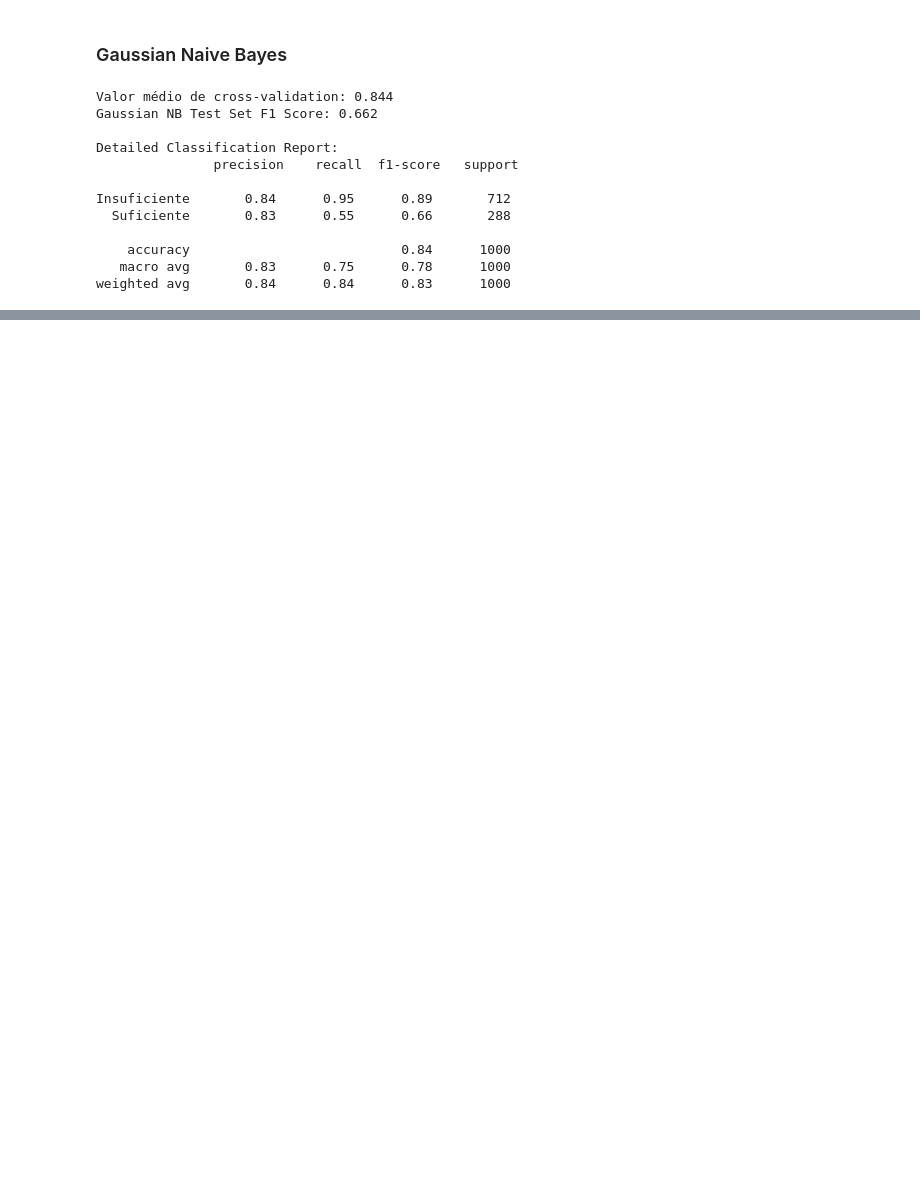
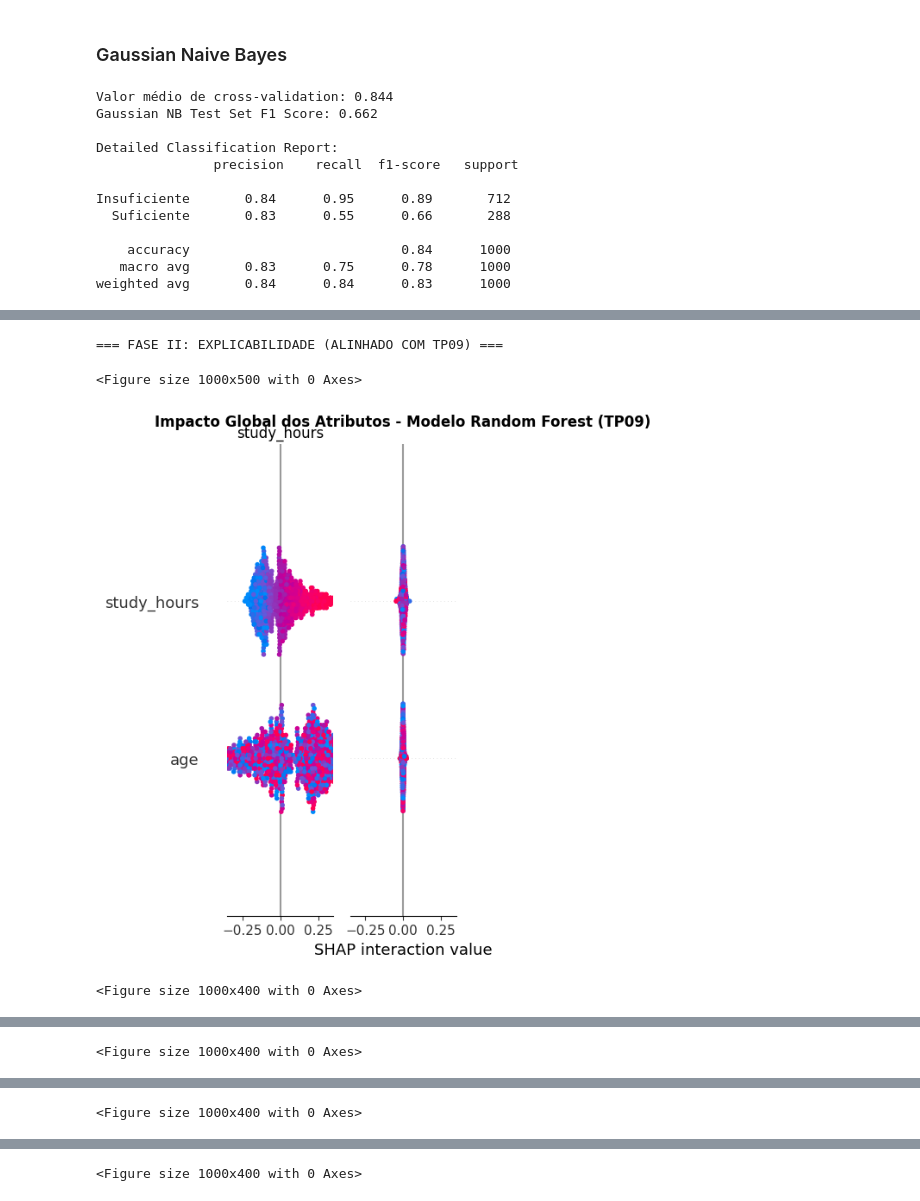
Before and after one commit to OJsan-ForReal/FAA-G22, a Jupyter notebook: projeto_G22_Classificacao.ipynb, the cells around one changed output, grey strips where cells are left out. Saved outputs shown, nothing was run; the diff lists cells and outputs as text; code cells hidden in the pictures; blank space fills up the shorter version.

```diff
--- a/projeto_G22_Classificacao.ipynb
+++ b/projeto_G22_Classificacao.ipynb
@@ -495,0 +1165,56 @@ weighted avg       0.84      0.84      0.83      1000
+# %%
+import shap
+import matplotlib.pyplot as plt
+import pandas as pd
+import numpy as np
+
+print("=== FASE II: EXPLICABILIDADE (ALINHADO COM TP09) ===")
+
+# 1. 实例化 TreeExplainer (绑定你的 best_rf_model)
+explainer = shap.TreeExplainer(best_rf_model)
+
+# 2. 转换带列名的 DataFrame（防止特征名丢失）
+X_test_scaled_df = pd.DataFrame(X_test_scaled, columns=X_learning.columns)
+
+# 3. 计算 SHAP 值 (针对 Scikit-Learn 随机森林，提取正样本 class 1 的解释矩阵)
+shap_values = explainer.shap_values(X_test_scaled_df)
+if isinstance(shap_values, list):
+    shap_matrix = shap_values[1]  # 提取类别 1 (Chumba/Risco)
+else:
+    shap_matrix = shap_values
+
+# =========================================================================
+# 【图一】TP09 招牌：Summary Plot (全局特征重要性蜂群图)
+# =========================================================================
+plt.figure(figsize=(10, 5))
+shap.summary_plot(shap_matrix, X_test_scaled_df, show=False)
+plt.title("Impacto Global dos Atributos - Modelo Random Forest (TP09)", fontsize=12, fontweight='bold', pad=15)
+plt.tight_layout()
+plt.show()
+
+# =========================================================================
+# 【图二】4人组局部瀑布图/条形图 (使用前面筛选出来的 alunos_shap 字典)
+# =========================================================================
+y_test_arr = np.array(y_test).flatten()
+
+for caso, idx in alunos_shap.items():
+    if idx is not None:
+        plt.figure(figsize=(10, 4))
+
+        real_val = y_test_arr[idx]
+        pred_val = best_rf_model.predict(X_test_scaled_df.iloc[[idx]])[0]
+
+        real_txt = "Sucesso(0)" if real_val == 0 else "Risco(1)"
+        pred_txt = "Sucesso(0)" if pred_val == 0 else "Risco(1)"
+
+        # 按照 TP09 标准，如果是原生 numpy 阵列，使用单样本条形图完美渲染
+        shap.summary_plot(shap_matrix[idx:idx+1], X_test_scaled_df.iloc[idx:idx+1], plot_type="bar", show=False)
+
+        plt.title(f"Aluno {caso} (Índice {idx}) [Real: {real_txt} | Pred: {pred_txt}]", fontsize=11, fontweight='bold', pad=12)
+        plt.tight_layout()
+        plt.show()
+# %% [output]
+=== FASE II: EXPLICABILIDADE (ALINHADO COM TP09) ===
+<Figure size 1000x500 with 0 Axes>
+[figure, added]
+<Figure size 1000x400 with 0 Axes>
@@ -495,0 +1222 @@ weighted avg       0.84      0.84      0.83      1000
+<Figure size 1000x400 with 0 Axes>
@@ -495,0 +1224 @@ weighted avg       0.84      0.84      0.83      1000
+<Figure size 1000x400 with 0 Axes>
@@ -495,0 +1226 @@ weighted avg       0.84      0.84      0.83      1000
+<Figure size 1000x400 with 0 Axes>
```
Also changed, not shown: parts of 45 cells of this notebook.
